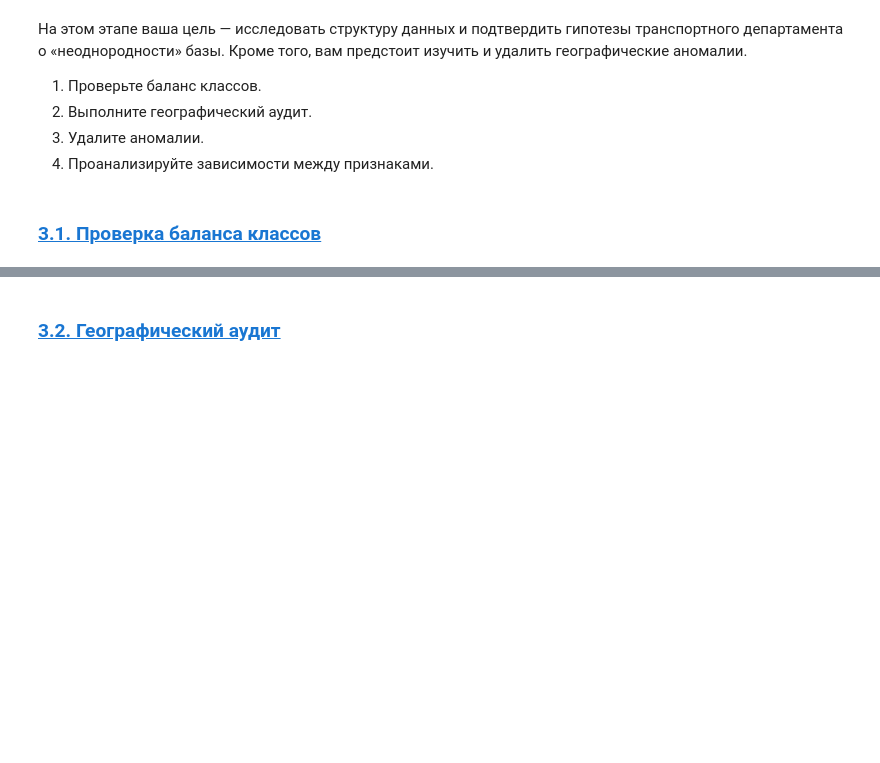
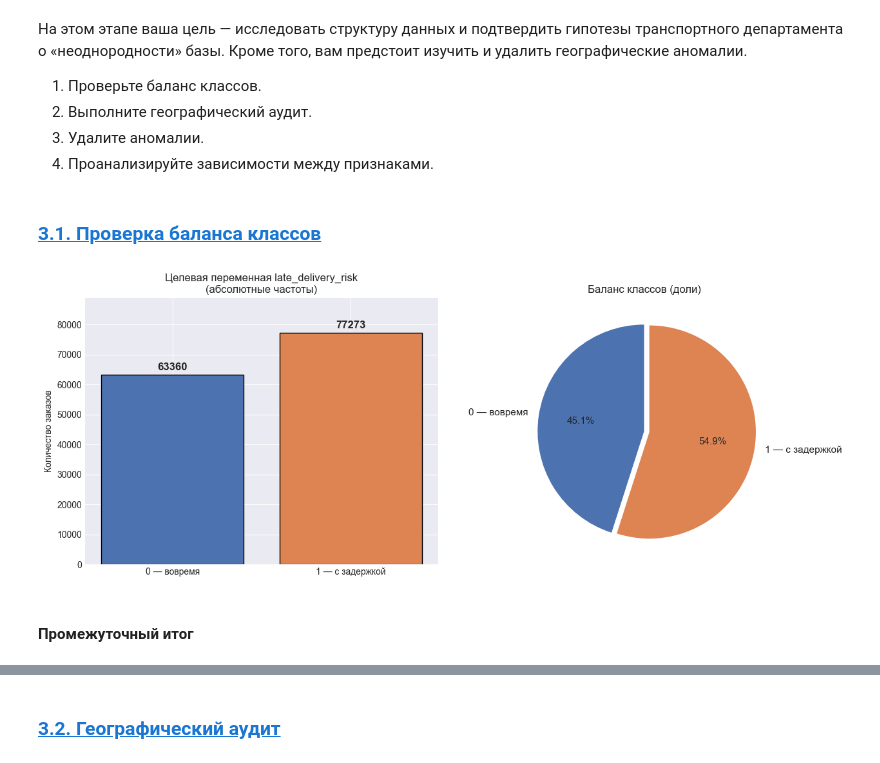
Before and after one commit to MEYakunin/Sprint18_Delivery_Delay_Prediction, a Jupyter notebook: Sprint18_Delivery_Delay_Prediction_Yakunin_Mikl.ipynb, the cells around one changed output, grey strips where cells are left out. Saved outputs shown, nothing was run; the diff lists cells and outputs as text; code cells hidden in the pictures; blank space fills up the shorter version.

Commit message:
Sprint18_Delivery_Delay_Prediction_Yakunin_Mikl - "EDA" - выполнен подраздел "3.1. Проверка баланса классов" и составлен соответствующий промежуточный итог.

```diff
--- a/Sprint18_Delivery_Delay_Prediction_Yakunin_Mikl.ipynb
+++ b/Sprint18_Delivery_Delay_Prediction_Yakunin_Mikl.ipynb
@@ -462,3 +444,44 @@ df_orders.head()
 4. Проанализируйте зависимости между признаками.
 # %% [markdown]
 ### [3.1. Проверка баланса классов](#content)<a id="3_1"></a>
+# %%
+# Рассчитываем количество и доли целевой переменной
+class_counts = df_orders['late_delivery_risk'].value_counts().sort_index()
+class_share = df_orders['late_delivery_risk'].value_counts(normalize=True).sort_index()
+
+labels = ['0 — вовремя', '1 — с задержкой']
+colors = ['#4C72B0', '#DD8452']
+
+fig, axes = plt.subplots(1, 2, figsize=(13, 5))
+
+# Строим столбчатую диаграмму количества
+bars = axes[0].bar(labels, class_counts.values, color=colors, edgecolor='black')
+for bar, share in zip(bars, class_counts.values):
+    axes[0].text(
+        bar.get_x() + bar.get_width() / 2,
+        bar.get_height() + 1500,
+        f'{share}',
+        ha='center', fontsize=12, fontweight='bold'
+    )
+axes[0].set_title('Целевая переменная late_delivery_risk\n(абсолютные частоты)')
+axes[0].set_ylabel('Количество заказов')
+axes[0].set_ylim(0, class_counts.max() * 1.15)
+
+# Строим круговую диаграмму долей
+axes[1].pie(
+    class_share.values,
+    labels=labels,
+    autopct='%1.1f%%',
+    startangle=90,
+    colors=colors,
+    explode=(0, 0.05),
+    textprops={'fontsize': 11}
+)
+axes[1].set_title('Баланс классов (доли)')
+
+plt.tight_layout()
+plt.show()
+# %% [output]
+[figure, added]
+# %% [markdown]
+#### Промежуточный итог
```
Also changed, not shown: parts of 6 cells of this notebook.
